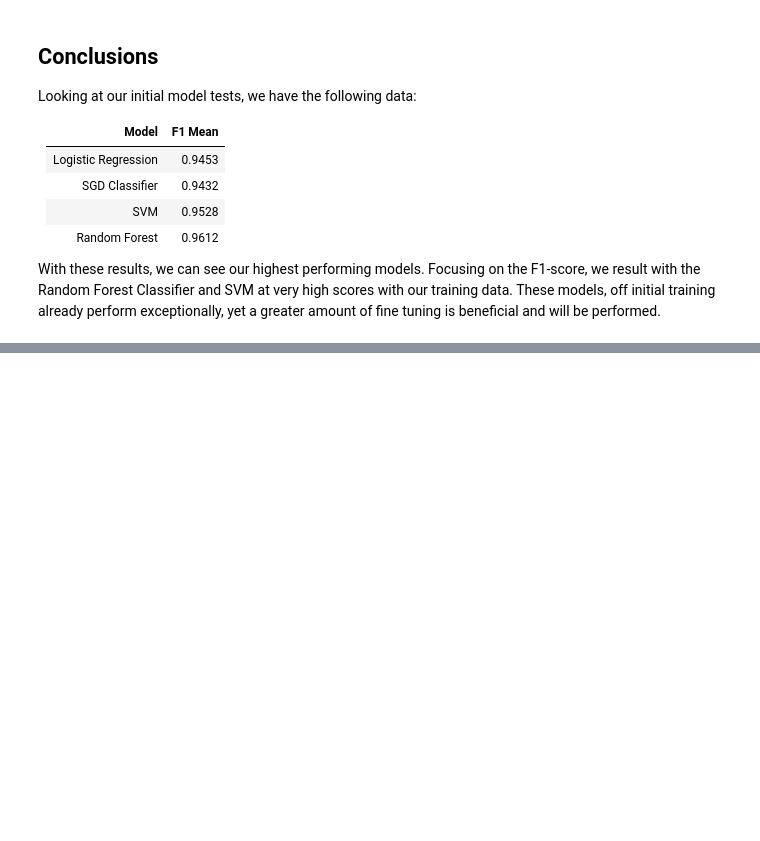
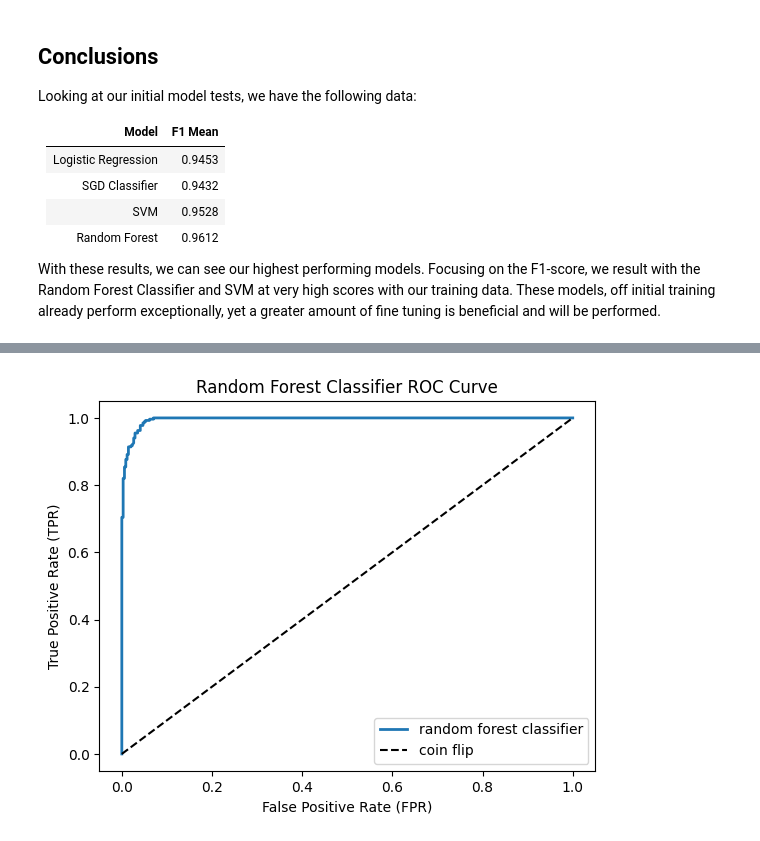
Before and after one commit to luisjaco/spam_classifier, a Jupyter notebook: model.ipynb, the cells around one changed output, grey strips where cells are left out. Drawn from its saved outputs; the diff is of its cells as text; code cells hidden in the pictures; blank space fills up the shorter version.

```diff
--- a/model.ipynb
+++ b/model.ipynb
@@ -239,0 +783,8 @@ and will be performed.
+# %%
+# Reciever Operating Characteristic Curve
+fpr, tpr, thresholds = roc_curve(y_test, y_proba[:, 1])
+
+plot_roc_curve(fpr, tpr, 'random forest classifier')
+plt.show()
+# %% [output]
+[figure, added]
```
Also changed, not shown: parts of 23 cells of this notebook, 2 other files.
